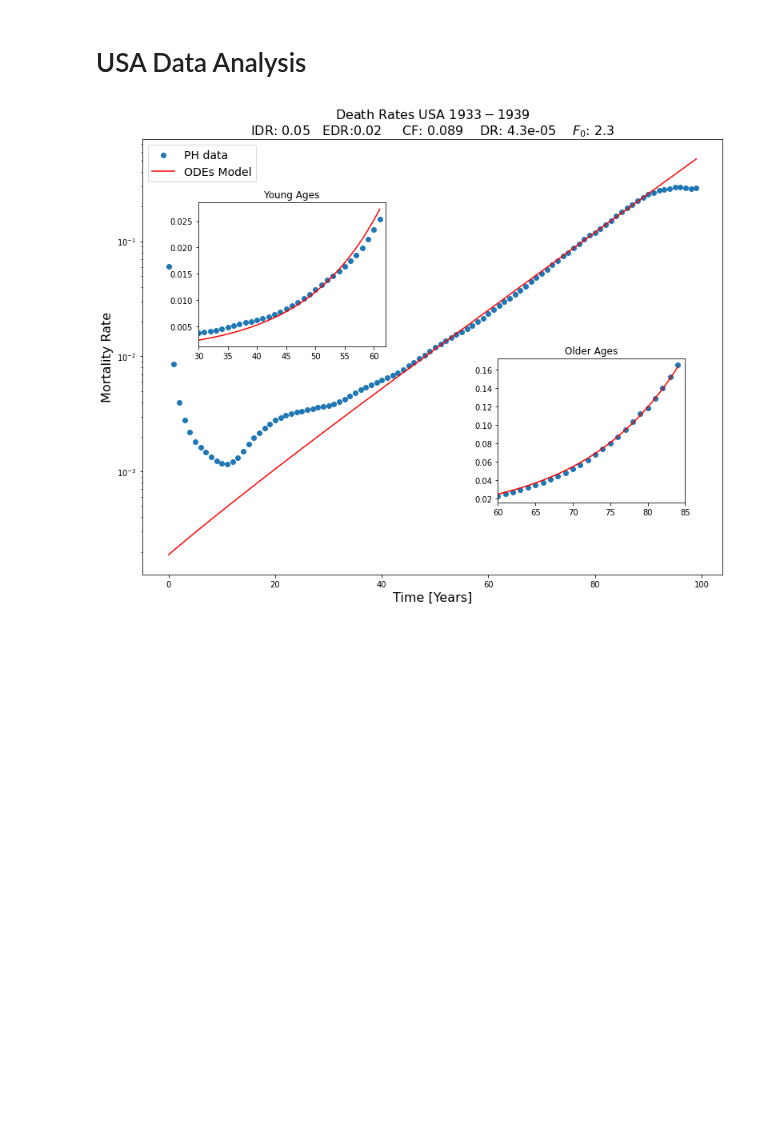
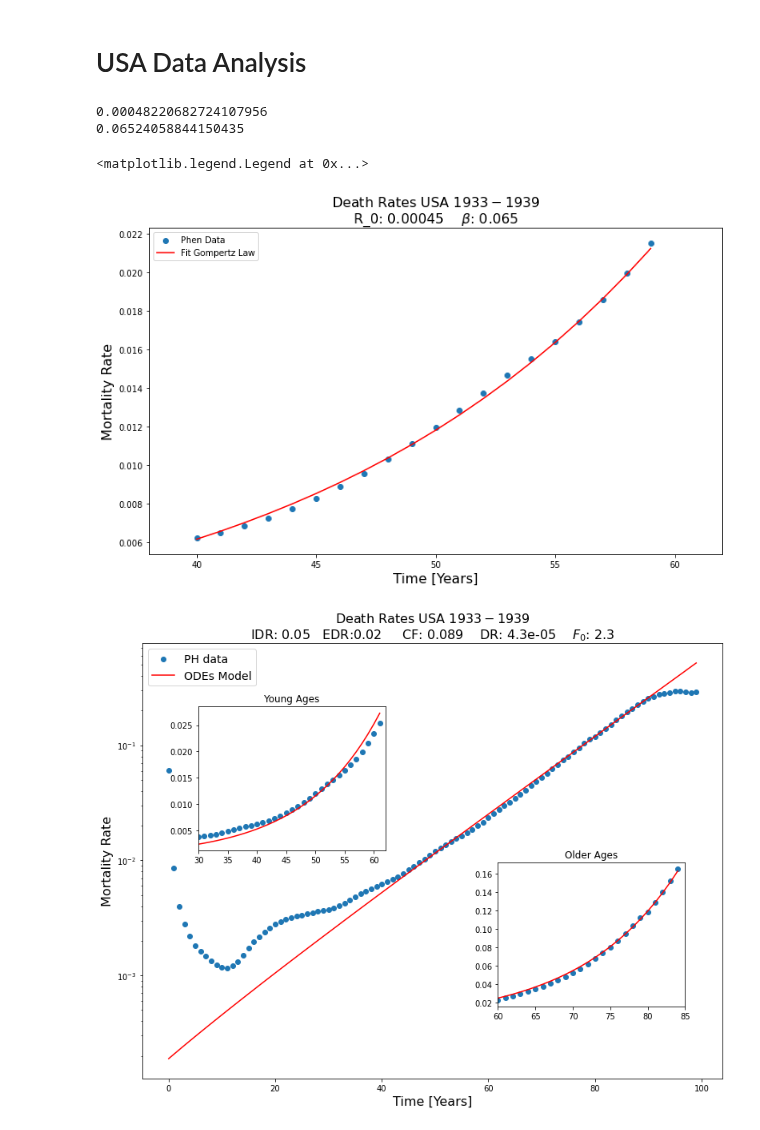
Before and after one commit to Rafther0112/Human_Aging_Research, a Jupyter notebook: friday_21_28/death_rates/data_analysis.ipynb, the cells around one changed output. Saved outputs shown, nothing was run; the diff lists cells and outputs as text; code cells hidden in the pictures; blank space fills up the shorter version.

```diff
--- a/friday_21_28/death_rates/data_analysis.ipynb
+++ b/friday_21_28/death_rates/data_analysis.ipynb
@@ -368,3 +368,6 @@ for specific_year in years_of_interes:
 
     death_rate = totals[posicion_inicial:posicion_inicial+100]
     datos_generales[specific_year] = death_rate
+# %%
+datos_40_60_USA = datos_generales["1933-1939"][40:60]
+edad = datos_generales["Ages"][40:60]
@@ -371,3 +386,25 @@ for specific_year in years_of_interes:
+# %%
+print(np.mean(R_values))
+print(np.mean(beta_values))
+# %% [output]
+0.00048220682724107956
+0.06524058844150435
+# %%
+R_0 = 0.00045220682724107956
+beta_exponencial = 0.06524058844150435
+
+datos_expresion = R_0*(np.e**(beta_exponencial*edad))
+plt.figure(figsize = (12,7))
+plt.scatter(edad, datos_40_60_USA, label = "Phen Data")
+plt.plot(edad, datos_expresion, color = "red", label = "Fit Gompertz Law")
+plt.xlim(38,62)
+plt.title(r"Death Rates USA $1933-1939$" + "\n" + rf"R_0: {round(R_0,5)}    $\beta$: {round(beta_exponencial, 3)}" , fontsize = 16)
+plt.xlabel(r"Time [Years]", fontsize = 16)
+plt.ylabel(r"Mortality Rate", fontsize = 16)
+plt.legend()
+# %% [output]
+<matplotlib.legend.Legend at 0x...>
+[figure, added]
 # %%
 tiempo_vida_inicial = 20
 tiempo_vida_maximo = 150            #Para que los resultados obtenidos se encuentren ligados a realidad biologica
```
Also changed, not shown: parts of 3 cells of this notebook, 7 other files.
